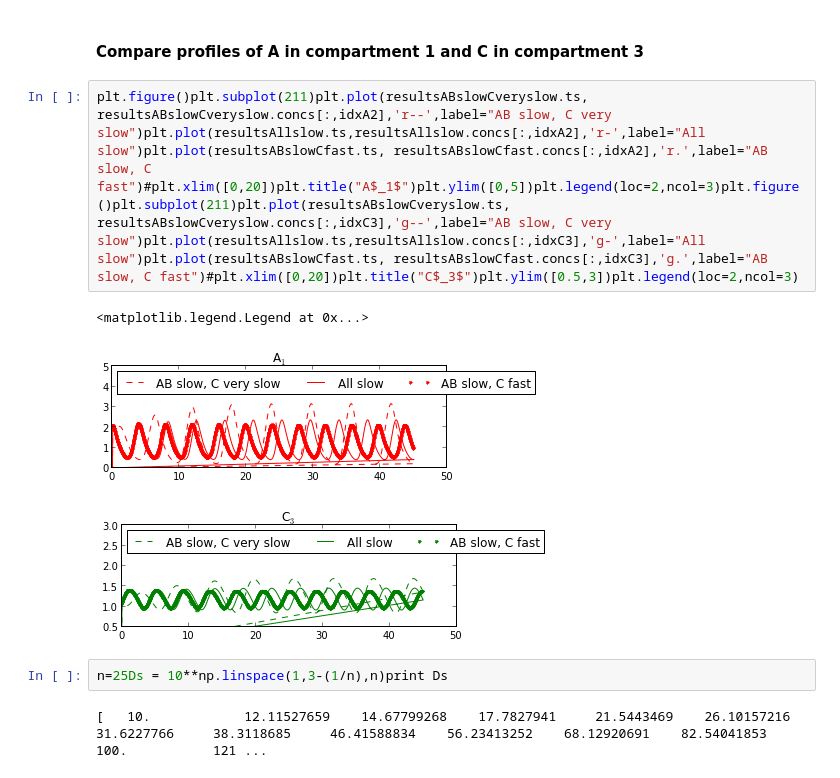
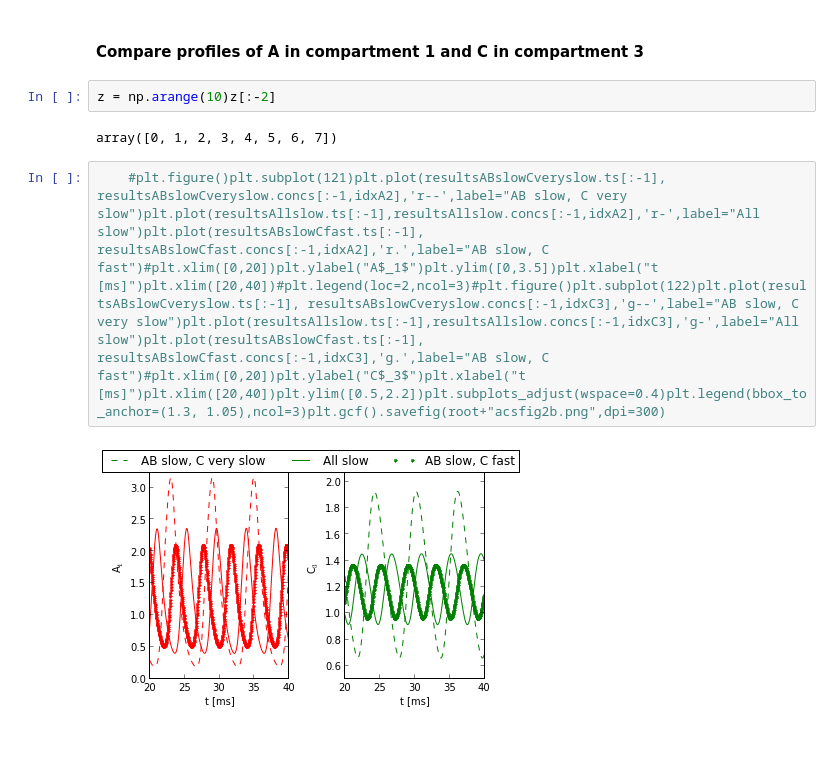
Before and after one commit to huskeypm/enzymekineticsacs, a Jupyter notebook: goodwinPDE.ipynb, the cells around one changed output. Drawn from its saved outputs; the diff is of its cells as text; blank space fills up the shorter version.

```diff
--- a/goodwinPDE.ipynb
+++ b/goodwinPDE.ipynb
@@ -35,13 +38,11 @@ steps = 1501 if 1:         resultsAllslow, tode, yode = figA(steps =steps, dt =
 # %% [markdown]
 #### Compare profiles of A in compartment 1 and C in compartment 3
+# %%
+z = np.arange(10)z[:-2]
+# %% [output]
+array([0, 1, 2, 3, 4, 5, 6, 7])
 # %%
-plt.figure()plt.subplot(211)plt.plot(resultsABslowCveryslow.ts, resultsABslowCveryslow.concs[:,idxA2],'r--',label="AB slow, C very slow")plt.plot(resultsAllslow.ts,resultsAllslow.concs[:,idxA2],'r-',label="All slow")plt.plot(resultsABslowCfast.ts, resultsABslowCfast.concs[:,idxA2],'r.',label="AB slow, C fast")#plt.xlim([0,20])plt.title("A$_1$")plt.ylim([0,5])plt.legend(loc=2,ncol=3)plt.figure()plt.subplot(211)plt.plot(resultsABslowCveryslow.ts, resultsABslowCveryslow.concs[:,idxC3],'g--',label="AB slow, C very slow")plt.plot(resultsAllslow.ts,resultsAllslow.concs[:,idxC3],'g-',label="All slow")plt.plot(resultsABslowCfast.ts, resultsABslowCfast.concs[:,idxC3],'g.',label="AB slow, C fast")#plt.xlim([0,20])plt.title("C$_3$")plt.ylim([0.5,3])plt.legend(loc=2,ncol=3)
+    #plt.figure()plt.subplot(121)plt.plot(resultsABslowCveryslow.ts[:-1], resultsABslowCveryslow.concs[:-1,idxA2],'r--',label="AB slow, C very slow")plt.plot(resultsAllslow.ts[:-1],resultsAllslow.concs[:-1,idxA2],'r-',label="All slow")plt.plot(resultsABslowCfast.ts[:-1], resultsABslowCfast.concs[:-1,idxA2],'r.',label="AB slow, C fast")#plt.xlim([0,20])plt.ylabel("A$_1$")plt.ylim([0,3.5])plt.xlabel("t [ms]")plt.xlim([20,40])#plt.legend(loc=2,ncol=3)#plt.figure()plt.subplot(122)plt.plot(resultsABslowCveryslow.ts[:-1], resultsABslowCveryslow.concs[:-1,idxC3],'g--',label="AB slow, C very slow")plt.plot(resultsAllslow.ts[:-1],resultsAllslow.concs[:-1,idxC3],'g-',label="All slow")plt.plot(resultsABslowCfast.ts[:-1], resultsABslowCfast.concs[:-1,idxC3],'g.',label="AB slow, C fast")#plt.xlim([0,20])plt.ylabel("C$_3$")plt.xlabel("t [ms]")plt.xlim([20,40])plt.ylim([0.5,2.2])plt.subplots_adjust(wspace=0.4)plt.legend(bbox_to_anchor=(1.3, 1.05),ncol=3)plt.gcf().savefig(root+"acsfig2b.png",dpi=300)
 # %% [output]
-<matplotlib.legend.Legend at 0x...>
-[figure, old version]
+[figure, new version]
-[figure, removed]
-# %%
-n=25Ds = 10**np.linspace(1,3-(1/n),n)print Ds
-# %% [output]
-[   10.            12.11527659    14.67799268    17.7827941     21.5443469    26.10157216    31.6227766     38.3118685     46.41588834    56.23413252    68.12920691    82.54041853   100.           121 ...
 # %%
```
Also changed, not shown: parts of 14 cells of this notebook, 3 other files.
